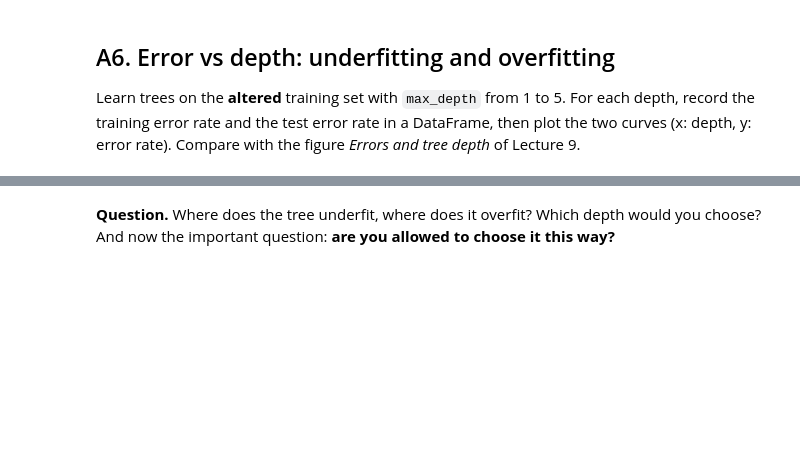
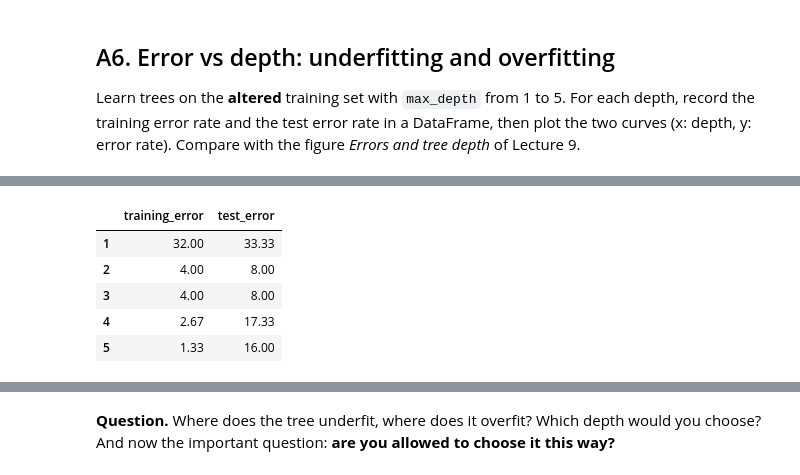
Before and after one commit to mengxian0913/MLDM_Unibo_public, a Jupyter notebook: ML_Lab/notebooks/lab02-dt/lab02-dt.ipynb, the cells around one changed output, grey strips where cells are left out. Saved outputs shown, nothing was run; the diff lists cells and outputs as text; code cells hidden in the pictures; blank space fills up the shorter version.

```diff
--- a/ML_Lab/notebooks/lab02-dt/lab02-dt.ipynb
+++ b/ML_Lab/notebooks/lab02-dt/lab02-dt.ipynb
@@ -433,0 +424,21 @@ Compare with the figure *Errors and tree depth* of Lecture 9.
+# %%
+max_depths = [1, 2, 3, 4, 5]
+trees  = [DecisionTreeClassifier(criterion="entropy", max_depth=i, random_state=10) for i in max_depths]
+models = [tree.fit(X_train_alt, y_train_alt) for tree in trees]
+
+training_error = [ round(((model.predict(X_train_alt) != y_train_alt).sum() / len(y_train)) * 100, 2) for model in models ]
+test_error     = [ round(((model.predict(X_test) != y_test).sum() / len(y_test)) * 100, 2) for model in models ]
+
+error_depth_table = pd.DataFrame({
+    "training_error": training_error,
+    "test_error": test_error
+}, index=max_depths)
+
+display(error_depth_table)
+# %% [output]
+|  | training_error | test_error |
+| 1 | 32.00 | 33.33 |
+| 2 | 4.00 | 8.00 |
+| 3 | 4.00 | 8.00 |
+| 4 | 2.67 | 17.33 |
+| 5 | 1.33 | 16.00 |
```
Also changed, not shown: parts of 20 cells of this notebook.
